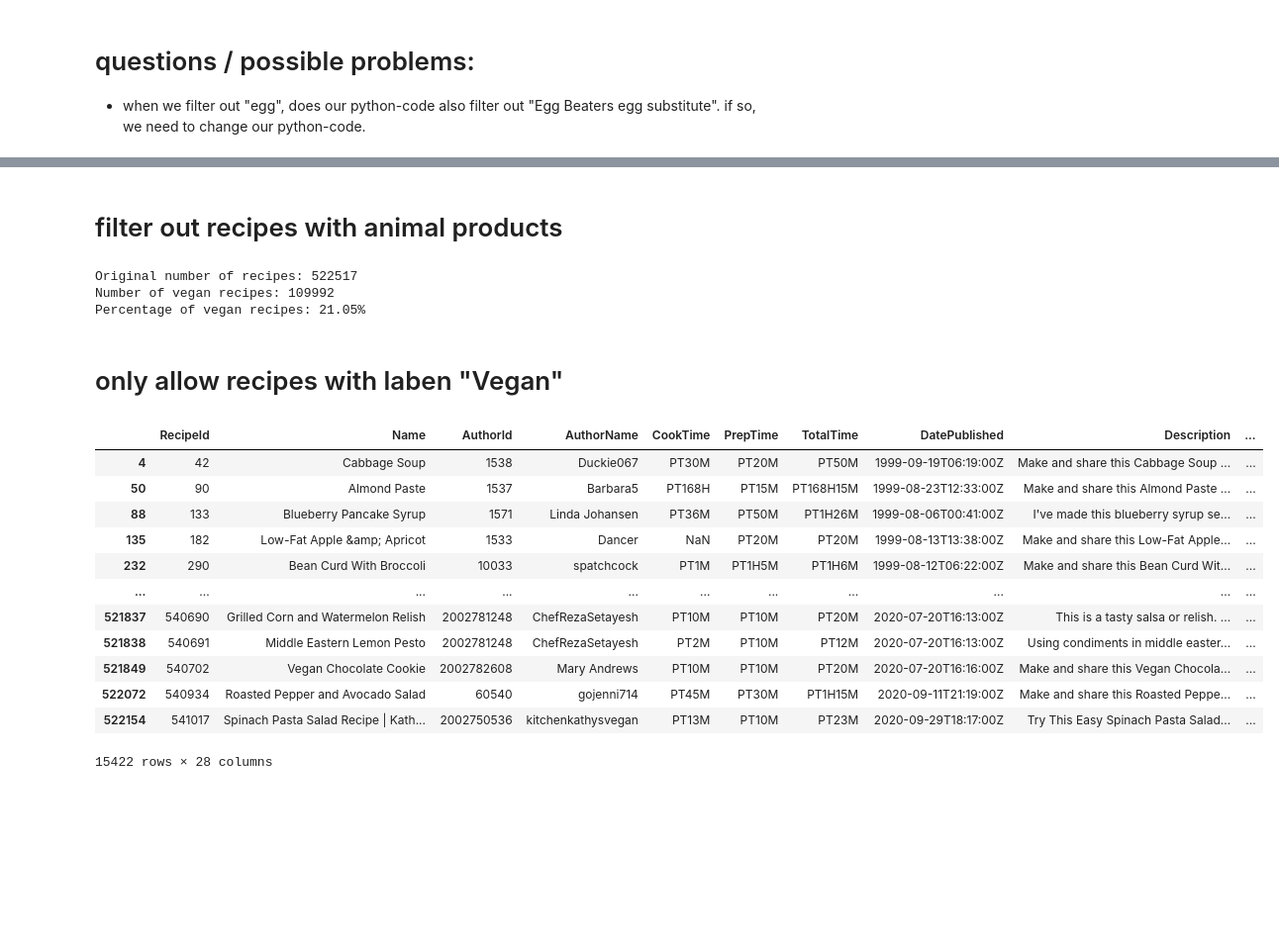
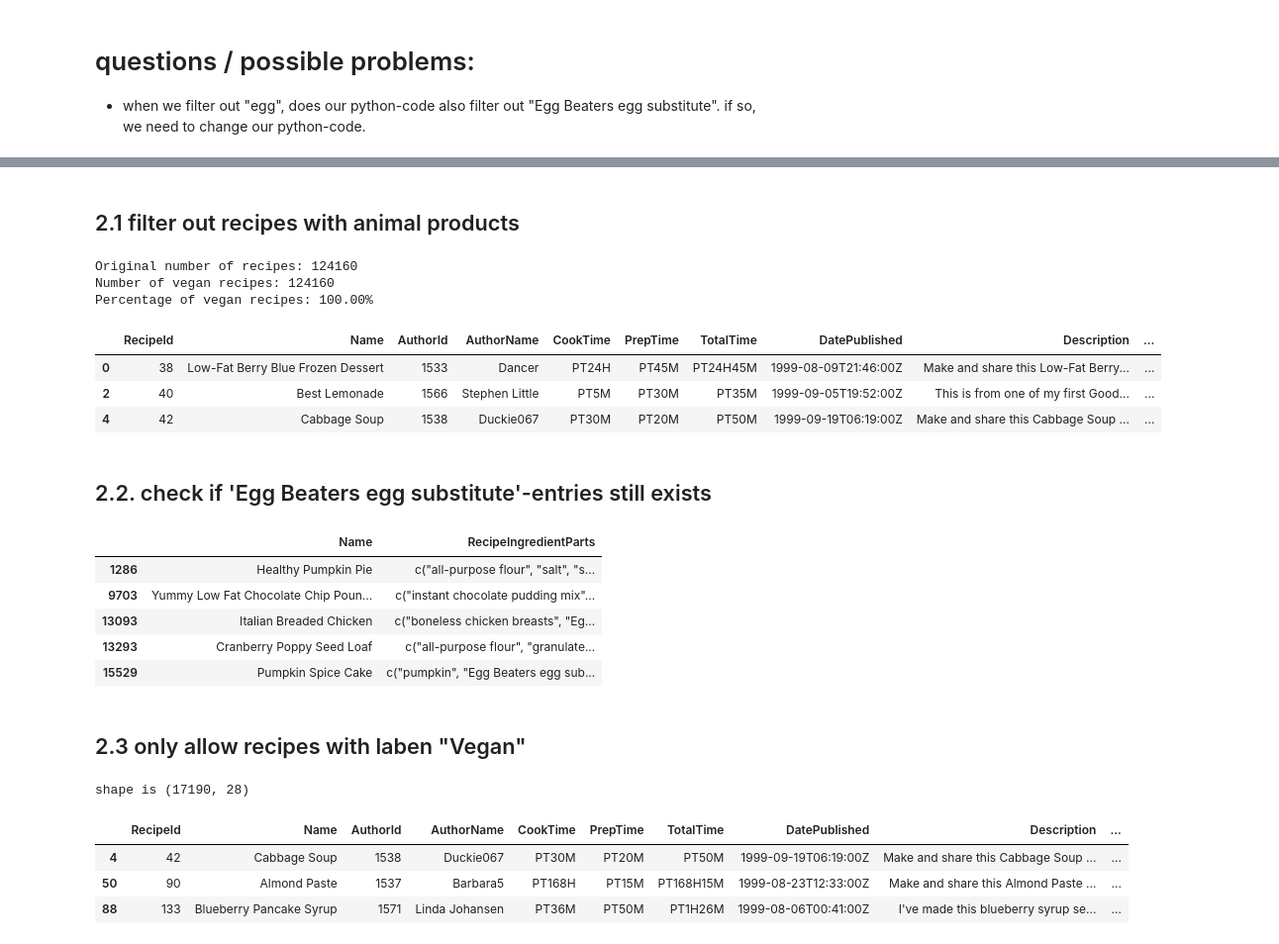
Before and after one commit to TechLabs-Remote-Bootcamp/WS24-MyDailyImpact, a Jupyter notebook: deeplearning/preprocessing.ipynb, the cells around one changed output, grey strips where cells are left out. Shown: that part at 99% size. Drawn from its saved outputs; the diff is of its cells as text; code cells hidden in the pictures; blank space fills up the shorter version.

Commit message:
feature: filter for vegan products

```diff
--- a/deeplearning/preprocessing.ipynb
+++ b/deeplearning/preprocessing.ipynb
@@ -50,2 +41,2 @@ df
 # %% [markdown]
-# filter out recipes with animal products
+## 2.1 filter out recipes with animal products
@@ -146,56 +72,60 @@ non_vegan_ingredients = [
 # %%
 # Ella wrote this code-snipped with claude.ai and Ella has not understood all of the code yet. Understanding this code-snipped is on Ellas to-do-list. Ella also needs to check the UserWarning below this code-snipped
 
-import pandas as pd
-import re
 
-def filter_vegan_recipes(df, non_vegan_ingredients):
-    # Convert ingredients to lowercase for case-insensitive matching
-    df['ingredients_lower'] = df['RecipeIngredientParts'].str.lower()
+def filter_non_vegan_recipes(df, non_vegan_ingredients):
+    def contains_non_vegan(ingredient_str):
+        # Remove the c() wrapper and split into individual ingredients
+        ingredients = ingredient_str.replace('c(', '').replace(')', '').split(',')
+        # Clean up each ingredient
+        ingredients = [ing.strip().replace('"', '') for ing in ingredients]
 
-    # Create a regex pattern from non-vegan ingredients
-    # Add word boundaries to prevent partial matches
-    pattern = r'\b(' + '|'.join(map(re.escape, non_vegan_ingredients)) + r')\b'
+        # Check for exact matches with non_vegan_ingredients
+        return any(ing in non_vegan_ingredients for ing in ingredients)
 
-    # Filter recipes that don't contain any non-vegan ingredients
-    vegan_mask = ~df['ingredients_lower'].str.contains(pattern, regex=True, na=False)
-
-    # Get vegan recipes
-    vegan_recipes = df[vegan_mask].copy()
-
-    # Drop the temporary lowercase column
-    vegan_recipes = vegan_recipes.drop('ingredients_lower', axis=1)
+    # Create a mask for rows to keep (those without non-vegan ingredients)
+    vegan_mask = ~df['RecipeIngredientParts'].apply(contains_non_vegan)
 
     print(f"Original number of recipes: {len(df)}")
-    print(f"Number of vegan recipes: {len(vegan_recipes)}")
-    print(f"Percentage of vegan recipes: {(len(vegan_recipes) / len(df) * 100):.2f}%")
+    print(f"Number of vegan recipes: {len(df[vegan_mask])}")
+    print(f"Percentage of vegan recipes: {(len(df[vegan_mask]) / len(df) * 100):.2f}%")
 
-    return vegan_recipes
+    return df[vegan_mask]
 
-
-# Use the function
-df = filter_vegan_recipes(df, non_vegan_ingredients)
+df = filter_non_vegan_recipes(df, non_vegan_ingredients)
+df.head(3)
 # %% [output]
-Original number of recipes: 522517
-Number of vegan recipes: 109992
-Percentage of vegan recipes: 21.05%
+Original number of recipes: 124160
+Number of vegan recipes: 124160
+Percentage of vegan recipes: 100.00%
+|  | RecipeId | Name | AuthorId | AuthorName | CookTime | PrepTime | TotalTime | DatePublished | Description | ... |
+| 0 | 38 | Low-Fat Berry Blue Frozen Dessert | 1533 | Dancer | PT24H | PT45M | PT24H45M | 1999-08-09T21:46:00Z | Make and share this Low-Fat Berry... | ... |
+| 2 | 40 | Best Lemonade | 1566 | Stephen Little | PT5M | PT30M | PT35M | 1999-09-05T19:52:00Z | This is from one of my first Good... | ... |
+| 4 | 42 | Cabbage Soup | 1538 | Duckie067 | PT30M | PT20M | PT50M | 1999-09-19T06:19:00Z | Make and share this Cabbage Soup ... | ... |
+# %% [markdown]
+## 2.2. check if 'Egg Beaters egg substitute'-entries still exists
+# %%
+egg_mask = df['RecipeIngredientParts'].str.contains(r'\bEgg Beaters egg substitute\b', case=False, regex=True, na=False)
+
+df[egg_mask][['Name', 'RecipeIngredientParts']].head()
+# %% [output]
+|  | Name | RecipeIngredientParts |
+| 1286 | Healthy Pumpkin Pie | c("all-purpose flour", "salt", "s... |
+| 9703 | Yummy Low Fat Chocolate Chip Poun... | c("instant chocolate pudding mix"... |
+| 13093 | Italian Breaded Chicken | c("boneless chicken breasts", "Eg... |
+| 13293 | Cranberry Poppy Seed Loaf | c("all-purpose flour", "granulate... |
+| 15529 | Pumpkin Spice Cake | c("pumpkin", "Egg Beaters egg sub... |
 # %% [markdown]
-# only allow recipes with laben "Vegan"
+## 2.3 only allow recipes with laben "Vegan"
 # %%
 #select only vegan recipes
-df = df[df['Keywords'].str.contains("Vegan", case=False, na=False)]   #it makes no difference if we write Vegan or vegan
-df
+df_vegan_label = df[df['Keywords'].str.contains("Vegan", case=False, na=False)]   #it makes no difference if we write Vegan or vegan
+
+print("shape is", df_vegan_label.shape)
+df_vegan_label.head(3)
 # %% [output]
+shape is (17190, 28)
 |  | RecipeId | Name | AuthorId | AuthorName | CookTime | PrepTime | TotalTime | DatePublished | Description | ... |
 | 4 | 42 | Cabbage Soup | 1538 | Duckie067 | PT30M | PT20M | PT50M | 1999-09-19T06:19:00Z | Make and share this Cabbage Soup ... | ... |
 | 50 | 90 | Almond Paste | 1537 | Barbara5 | PT168H | PT15M | PT168H15M | 1999-08-23T12:33:00Z | Make and share this Almond Paste ... | ... |
 | 88 | 133 | Blueberry Pancake Syrup | 1571 | Linda Johansen | PT36M | PT50M | PT1H26M | 1999-08-06T00:41:00Z | I've made this blueberry syrup se... | ... |
-| 135 | 182 | Low-Fat Apple &amp; Apricot | 1533 | Dancer | NaN | PT20M | PT20M | 1999-08-13T13:38:00Z | Make and share this Low-Fat Apple... | ... |
-| 232 | 290 | Bean Curd With Broccoli | 10033 | spatchcock | PT1M | PT1H5M | PT1H6M | 1999-08-12T06:22:00Z | Make and share this Bean Curd Wit... | ... |
-| ... | ... | ... | ... | ... | ... | ... | ... | ... | ... | ... |
-| 521837 | 540690 | Grilled Corn and Watermelon Relish | 2002781248 | ChefRezaSetayesh | PT10M | PT10M | PT20M | 2020-07-20T16:13:00Z | This is a tasty salsa or relish. ... | ... |
-| 521838 | 540691 | Middle Eastern Lemon Pesto | 2002781248 | ChefRezaSetayesh | PT2M | PT10M | PT12M | 2020-07-20T16:13:00Z | Using condiments in middle easter... | ... |
-| 521849 | 540702 | Vegan Chocolate Cookie | 2002782608 | Mary Andrews | PT10M | PT10M | PT20M | 2020-07-20T16:16:00Z | Make and share this Vegan Chocola... | ... |
-| 522072 | 540934 | Roasted Pepper and Avocado Salad | 60540 | gojenni714 | PT45M | PT30M | PT1H15M | 2020-09-11T21:19:00Z | Make and share this Roasted Peppe... | ... |
-| 522154 | 541017 | Spinach Pasta Salad Recipe | Kath... | 2002750536 | kitchenkathysvegan | PT13M | PT10M | PT23M | 2020-09-29T18:17:00Z | Try This Easy Spinach Pasta Salad... | ... |
-15422 rows × 28 columns
```
Also changed, not shown: parts of 15 cells of this notebook.
